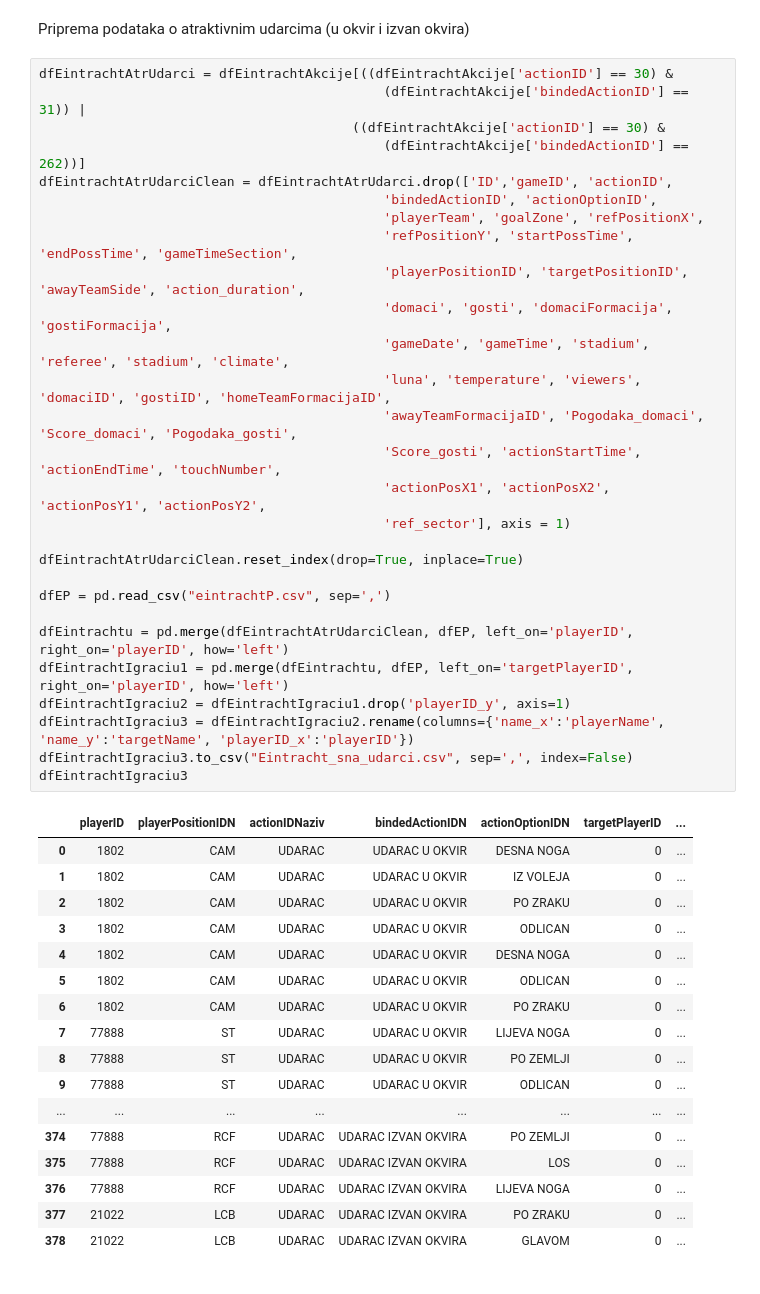
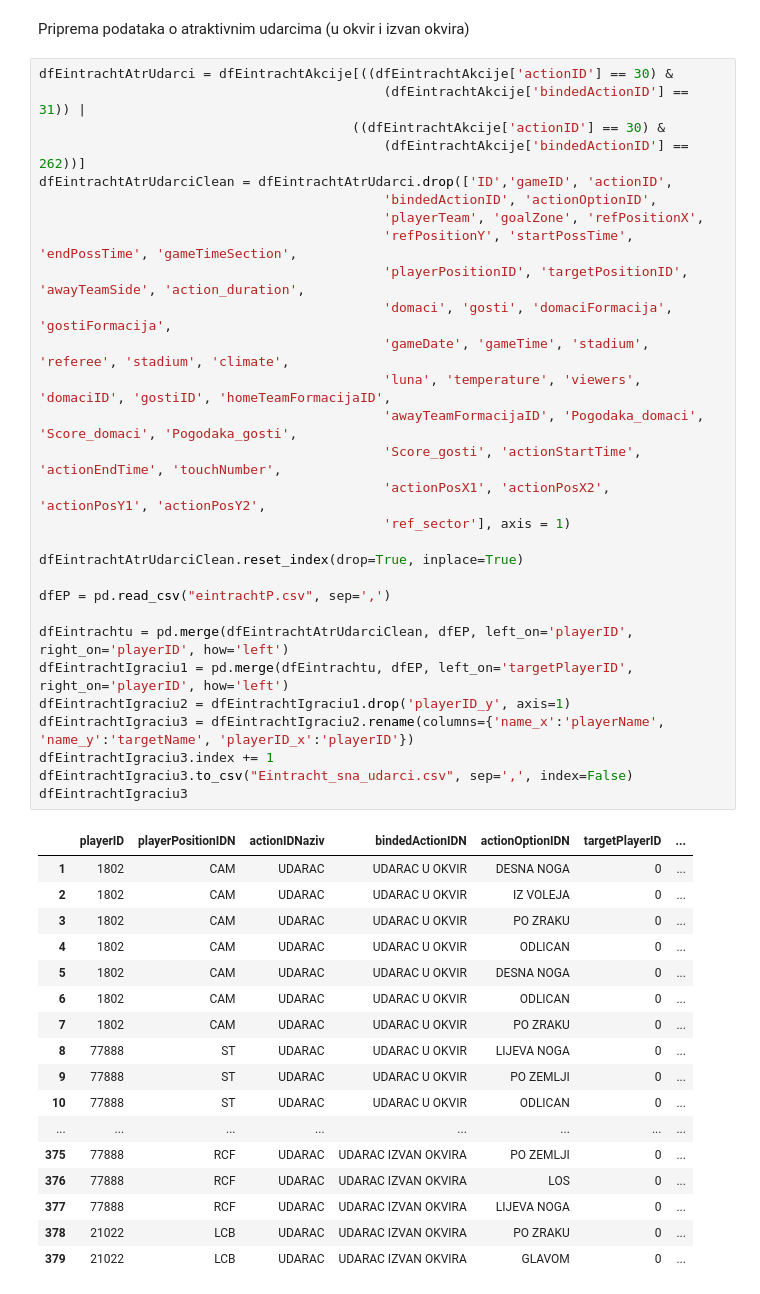
Before and after one commit to hrvatskibogmars/brainstormers, a Jupyter notebook: analysis/techo_notebooks/SNA/Preparing some relevant actions for SNA - Eintracht.ipynb, the cells around one changed output. Saved outputs shown, nothing was run; the diff lists cells and outputs as text.

```diff
--- a/analysis/techo_notebooks/SNA/Preparing some relevant actions for SNA - Eintracht.ipynb
+++ b/analysis/techo_notebooks/SNA/Preparing some relevant actions for SNA - Eintracht.ipynb
@@ -83,47 +83,48 @@ Priprema podataka o atraktivnim udarcima (u okvir i izvan okvira)
 # %%
 dfEintrachtAtrUdarci = dfEintrachtAkcije[((dfEintrachtAkcije['actionID'] == 30) &
                                             (dfEintrachtAkcije['bindedActionID'] == 31)) |
                                         ((dfEintrachtAkcije['actionID'] == 30) &
                                             (dfEintrachtAkcije['bindedActionID'] == 262))]
 dfEintrachtAtrUdarciClean = dfEintrachtAtrUdarci.drop(['ID','gameID', 'actionID',
                                             'bindedActionID', 'actionOptionID',
                                             'playerTeam', 'goalZone', 'refPositionX',
                                             'refPositionY', 'startPossTime', 'endPossTime', 'gameTimeSection',
                                             'playerPositionID', 'targetPositionID', 'awayTeamSide', 'action_duration',
                                             'domaci', 'gosti', 'domaciFormacija', 'gostiFormacija',
                                             'gameDate', 'gameTime', 'stadium', 'referee', 'stadium', 'climate',
                                             'luna', 'temperature', 'viewers', 'domaciID', 'gostiID', 'homeTeamFormacijaID',
                                             'awayTeamFormacijaID', 'Pogodaka_domaci', 'Score_domaci', 'Pogodaka_gosti',
                                             'Score_gosti', 'actionStartTime', 'actionEndTime', 'touchNumber',
                                             'actionPosX1', 'actionPosX2', 'actionPosY1', 'actionPosY2',
                                             'ref_sector'], axis = 1)
 
 dfEintrachtAtrUdarciClean.reset_index(drop=True, inplace=True)
 
 dfEP = pd.read_csv("eintrachtP.csv", sep=',')
 
 dfEintrachtu = pd.merge(dfEintrachtAtrUdarciClean, dfEP, left_on='playerID', right_on='playerID', how='left')
 dfEintrachtIgraciu1 = pd.merge(dfEintrachtu, dfEP, left_on='targetPlayerID', right_on='playerID', how='left')
 dfEintrachtIgraciu2 = dfEintrachtIgraciu1.drop('playerID_y', axis=1)
 dfEintrachtIgraciu3 = dfEintrachtIgraciu2.rename(columns={'name_x':'playerName', 'name_y':'targetName', 'playerID_x':'playerID'})
+dfEintrachtIgraciu3.index += 1
 dfEintrachtIgraciu3.to_csv("Eintracht_sna_udarci.csv", sep=',', index=False)
 dfEintrachtIgraciu3
 # %% [output]
 |  | playerID | playerPositionIDN | actionIDNaziv | bindedActionIDN | actionOptionIDN | targetPlayerID | ... |
-| 0 | 1802 | CAM | UDARAC | UDARAC U OKVIR | DESNA NOGA | 0 | ... |
-| 1 | 1802 | CAM | UDARAC | UDARAC U OKVIR | IZ VOLEJA | 0 | ... |
-| 2 | 1802 | CAM | UDARAC | UDARAC U OKVIR | PO ZRAKU | 0 | ... |
-| 3 | 1802 | CAM | UDARAC | UDARAC U OKVIR | ODLICAN | 0 | ... |
-| 4 | 1802 | CAM | UDARAC | UDARAC U OKVIR | DESNA NOGA | 0 | ... |
-| 5 | 1802 | CAM | UDARAC | UDARAC U OKVIR | ODLICAN | 0 | ... |
-| 6 | 1802 | CAM | UDARAC | UDARAC U OKVIR | PO ZRAKU | 0 | ... |
-| 7 | 77888 | ST | UDARAC | UDARAC U OKVIR | LIJEVA NOGA | 0 | ... |
-| 8 | 77888 | ST | UDARAC | UDARAC U OKVIR | PO ZEMLJI | 0 | ... |
-| 9 | 77888 | ST | UDARAC | UDARAC U OKVIR | ODLICAN | 0 | ... |
+| 1 | 1802 | CAM | UDARAC | UDARAC U OKVIR | DESNA NOGA | 0 | ... |
+| 2 | 1802 | CAM | UDARAC | UDARAC U OKVIR | IZ VOLEJA | 0 | ... |
+| 3 | 1802 | CAM | UDARAC | UDARAC U OKVIR | PO ZRAKU | 0 | ... |
+| 4 | 1802 | CAM | UDARAC | UDARAC U OKVIR | ODLICAN | 0 | ... |
+| 5 | 1802 | CAM | UDARAC | UDARAC U OKVIR | DESNA NOGA | 0 | ... |
+| 6 | 1802 | CAM | UDARAC | UDARAC U OKVIR | ODLICAN | 0 | ... |
+| 7 | 1802 | CAM | UDARAC | UDARAC U OKVIR | PO ZRAKU | 0 | ... |
+| 8 | 77888 | ST | UDARAC | UDARAC U OKVIR | LIJEVA NOGA | 0 | ... |
+| 9 | 77888 | ST | UDARAC | UDARAC U OKVIR | PO ZEMLJI | 0 | ... |
+| 10 | 77888 | ST | UDARAC | UDARAC U OKVIR | ODLICAN | 0 | ... |
 | ... | ... | ... | ... | ... | ... | ... | ... |
-| 374 | 77888 | RCF | UDARAC | UDARAC IZVAN OKVIRA | PO ZEMLJI | 0 | ... |
-| 375 | 77888 | RCF | UDARAC | UDARAC IZVAN OKVIRA | LOS | 0 | ... |
-| 376 | 77888 | RCF | UDARAC | UDARAC IZVAN OKVIRA | LIJEVA NOGA | 0 | ... |
-| 377 | 21022 | LCB | UDARAC | UDARAC IZVAN OKVIRA | PO ZRAKU | 0 | ... |
-| 378 | 21022 | LCB | UDARAC | UDARAC IZVAN OKVIRA | GLAVOM | 0 | ... |
+| 375 | 77888 | RCF | UDARAC | UDARAC IZVAN OKVIRA | PO ZEMLJI | 0 | ... |
+| 376 | 77888 | RCF | UDARAC | UDARAC IZVAN OKVIRA | LOS | 0 | ... |
+| 377 | 77888 | RCF | UDARAC | UDARAC IZVAN OKVIRA | LIJEVA NOGA | 0 | ... |
+| 378 | 21022 | LCB | UDARAC | UDARAC IZVAN OKVIRA | PO ZRAKU | 0 | ... |
+| 379 | 21022 | LCB | UDARAC | UDARAC IZVAN OKVIRA | GLAVOM | 0 | ... |
 379 rows × 13 columns
```
Also changed, not shown: 1 other file.
